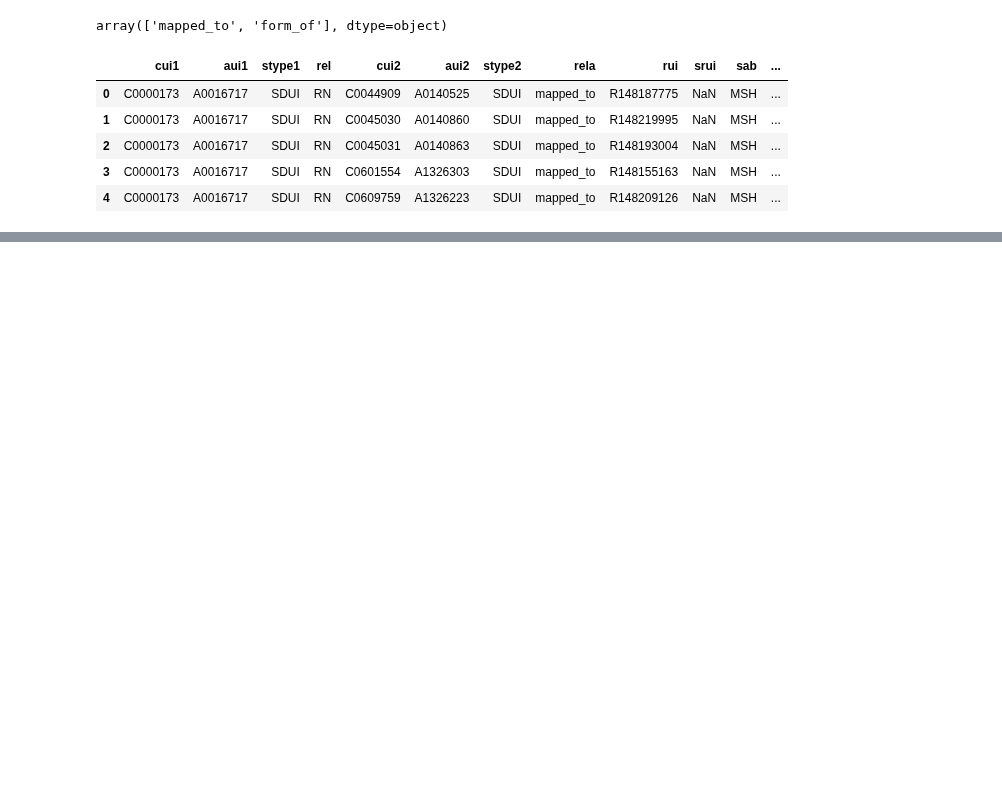
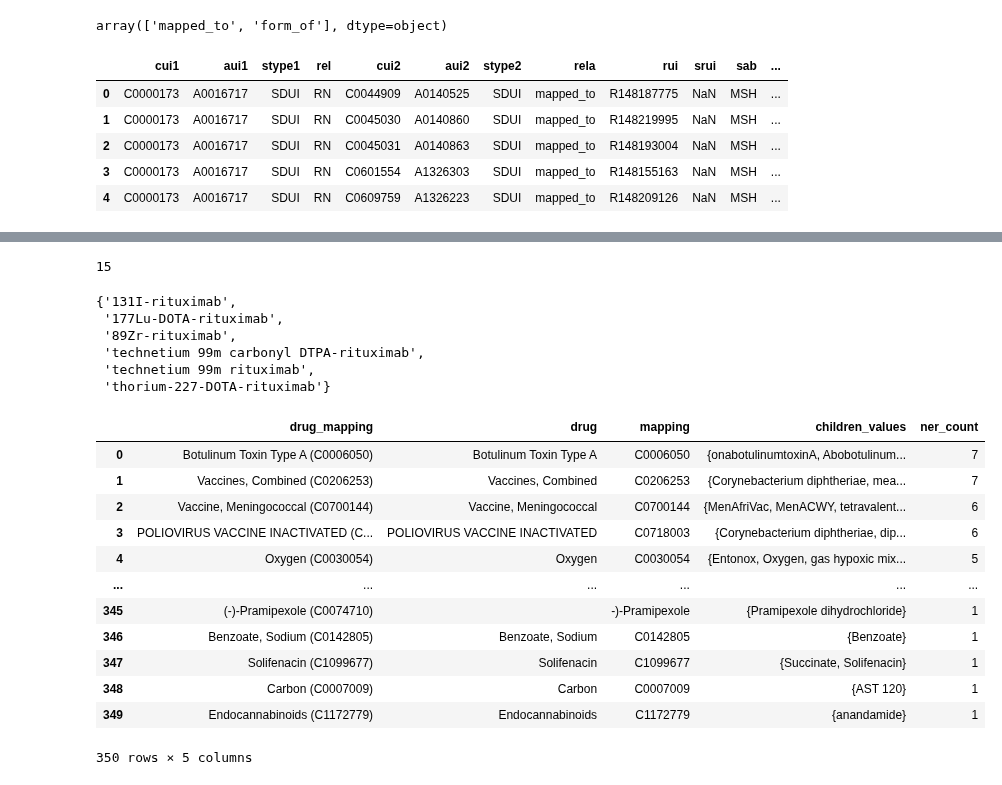
Before and after one commit to Ineichen-Group/Preclinical_DrugDisease_Translation_Pipeline, a Jupyter notebook: 04_normalization/UMLS_Drug_Parent_Mapping.ipynb, the cells around one changed output, grey strips where cells are left out. Cells and saved outputs as stored; diff of their text form; code cells hidden in the pictures; blank space fills up the shorter version.

Commit message:
umls to parent mapping for drugs

```diff
--- a/04_normalization/UMLS_Drug_Parent_Mapping.ipynb
+++ b/04_normalization/UMLS_Drug_Parent_Mapping.ipynb
@@ -30,5 +91,7 @@ cui_to_str['C5198068']
 # %%
 mappings = pd.read_csv("/shares/animalwelfare.crs.uzh/Preclinical_Pipeline/04_normalization/data/umls/mrrel_mapped_to_form_of_20251112.csv")
+mappings["cui1"] = mappings["cui1"].astype(str).str.strip()
+mappings["cui2"] = mappings["cui2"].astype(str).str.strip()
 # %%
 mappings.rela.unique()
 # %% [output]
@@ -77,0 +225,16 @@ for mapping in cui2_to_cui1[id_to_map]:
+# %%
+all_umls_ids_clinical = {
+    tid
+    for cell in df_clinical['drug_umls_termid']
+    for tid in cell.split('|')
+    if tid and tid != '-1'
+}
+
+all_umls_ids_preclinical = {
+    tid
+    for cell in df_preclinical['drug_umls_termid']
+    for tid in cell.split('|')
+    if tid and tid != '-1'
+}
+
+all_umls_ids = all_umls_ids_clinical.union(all_umls_ids_preclinical)
@@ -77,0 +310,13 @@ for mapping in cui2_to_cui1[id_to_map]:
+# %%
+parent_counts['C0393022']
+# %% [output]
+15
+# %%
+df_expanded_clinical, mapped_to_parent_clinical = assign_nearest_dataset_parents(
+    df_clinical,
+    cui2_to_cui1,
+    cui_to_str,
+    all_umls_ids,
+    parent_counts,
+    id_column = "drug_umls_termid"
+)
@@ -77,0 +332,40 @@ for mapping in cui2_to_cui1[id_to_map]:
+# %%
+mapped_to_parent_preclinical['riTUXimab (C0393022)']
+# %% [output]
+{'131I-rituximab',
+ '177Lu-DOTA-rituximab',
+ '89Zr-rituximab',
+ 'technetium 99m carbonyl DTPA-rituximab',
+ 'technetium 99m rituximab',
+ 'thorium-227-DOTA-rituximab'}
+# %%
+mapped_to_parent_df = (
+    pd.DataFrame([
+        {
+            "drug_mapping": key,
+            "drug": key.split("(")[0],
+            "mapping": key.split("(")[1].rstrip(")"),
+            "children_values": values,
+            "ner_count": len(values)
+        }
+        for key, values in mapped_to_parent_clinical.items()
+    ])
+)
+
+# Optional: sort by count descending
+mapped_to_parent_df = mapped_to_parent_df.sort_values(by="ner_count", ascending=False).reset_index(drop=True)
+mapped_to_parent_df
+# %% [output]
+|  | drug_mapping | drug | mapping | children_values | ner_count |
+| 0 | Botulinum Toxin Type A (C0006050) | Botulinum Toxin Type A | C0006050 | {onabotulinumtoxinA, Abobotulinum... | 7 |
+| 1 | Vaccines, Combined (C0206253) | Vaccines, Combined | C0206253 | {Corynebacterium diphtheriae, mea... | 7 |
+| 2 | Vaccine, Meningococcal (C0700144) | Vaccine, Meningococcal | C0700144 | {MenAfriVac, MenACWY, tetravalent... | 6 |
+| 3 | POLIOVIRUS VACCINE INACTIVATED (C... | POLIOVIRUS VACCINE INACTIVATED | C0718003 | {Corynebacterium diphtheriae, dip... | 6 |
+| 4 | Oxygen (C0030054) | Oxygen | C0030054 | {Entonox, Oxygen, gas hypoxic mix... | 5 |
+| ... | ... | ... | ... | ... | ... |
+| 345 | (-)-Pramipexole (C0074710) |  | -)-Pramipexole | {Pramipexole dihydrochloride} | 1 |
+| 346 | Benzoate, Sodium (C0142805) | Benzoate, Sodium | C0142805 | {Benzoate} | 1 |
+| 347 | Solifenacin (C1099677) | Solifenacin | C1099677 | {Succinate, Solifenacin} | 1 |
+| 348 | Carbon (C0007009) | Carbon | C0007009 | {AST 120} | 1 |
+| 349 | Endocannabinoids (C1172779) | Endocannabinoids | C1172779 | {anandamide} | 1 |
+350 rows × 5 columns
```
Also changed, not shown: parts of 27 cells of this notebook.
